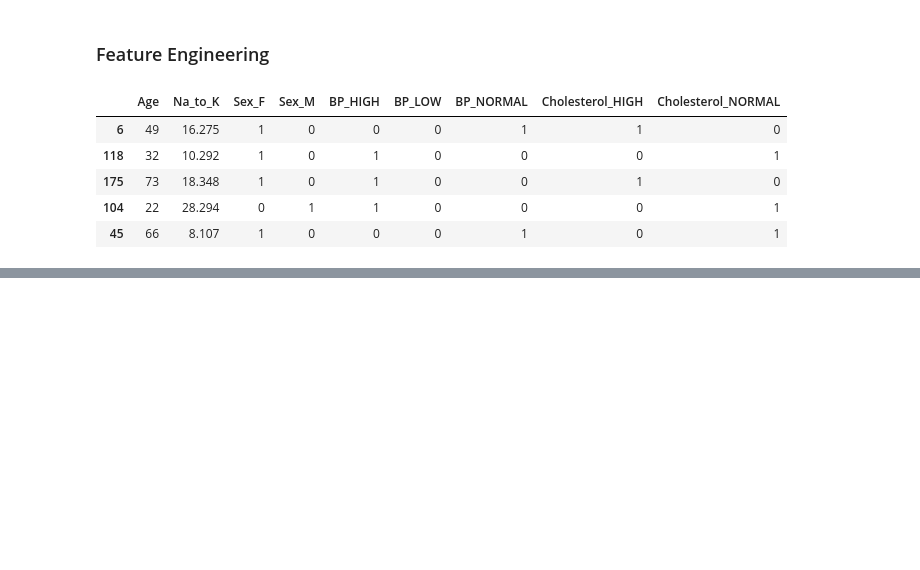
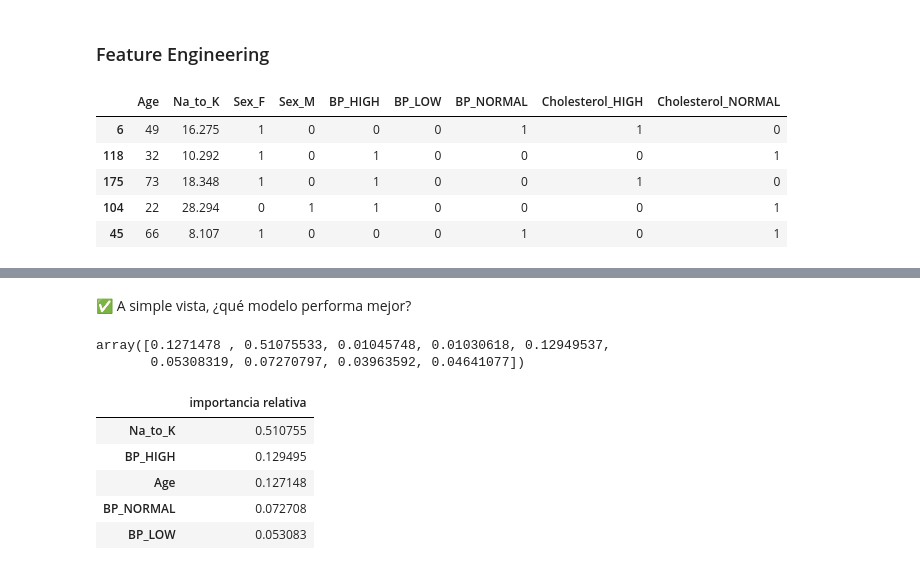
Before and after one commit to gsrau/prueba, a Jupyter notebook: Notebook prueba.ipynb, the cells around one changed output, grey strips where cells are left out. Drawn from its saved outputs; the diff is of its cells as text; code cells hidden in the pictures; blank space fills up the shorter version.

```diff
--- a/Notebook prueba.ipynb
+++ b/Notebook prueba.ipynb
@@ -144,0 +161,4 @@ y_train
+# %%
+knn = KNeighborsClassifier()
+accuracy = cross_val_score(knn, X_train, y_train, cv=5)
+knn.fit(X_train,y_train)
@@ -144,0 +198,4 @@ y_train
+# %%
+log_reg = LogisticRegression(solver='liblinear', max_iter=5000)
+accuracy_reg = cross_val_score(log_reg, X_train, y_train, cv=5)
+log_reg.fit(X_train, y_train)
@@ -144,0 +233,4 @@ y_train
+# %%
+tree = DecisionTreeClassifier(max_depth=3)
+accuracy_tree = cross_val_score(tree, X_train, y_train, cv=5)
+tree.fit(X_train, y_train)
@@ -144,0 +268,4 @@ y_train
+# %%
+rfc = RandomForestClassifier(random_state = 42)
+accuracy_rfc = cross_val_score(rfc, X_train, y_train, cv=5)
+rfc.fit(X_train,y_train)
@@ -144,0 +301,18 @@ y_train
+# %% [markdown]
+✅ A simple vista, ¿qué modelo performa mejor?
+# %%
+#feature importance
+rfc.feature_importances_
+# %% [output]
+array([0.1271478 , 0.51075533, 0.01045748, 0.01030618, 0.12949537,
+       0.05308319, 0.07270797, 0.03963592, 0.04641077])
+# %%
+feature_importances = pd.DataFrame(rfc.feature_importances_,index = X_train.columns, columns=['importancia relativa']).sort_values('importancia relativa',ascending=False)
+feature_importances.head()
+# %% [output]
+|  | importancia relativa |
+| Na_to_K | 0.510755 |
+| BP_HIGH | 0.129495 |
+| Age | 0.127148 |
+| BP_NORMAL | 0.072708 |
+| BP_LOW | 0.053083 |
```
Also changed, not shown: parts of 31 cells of this notebook, 1 other file.
